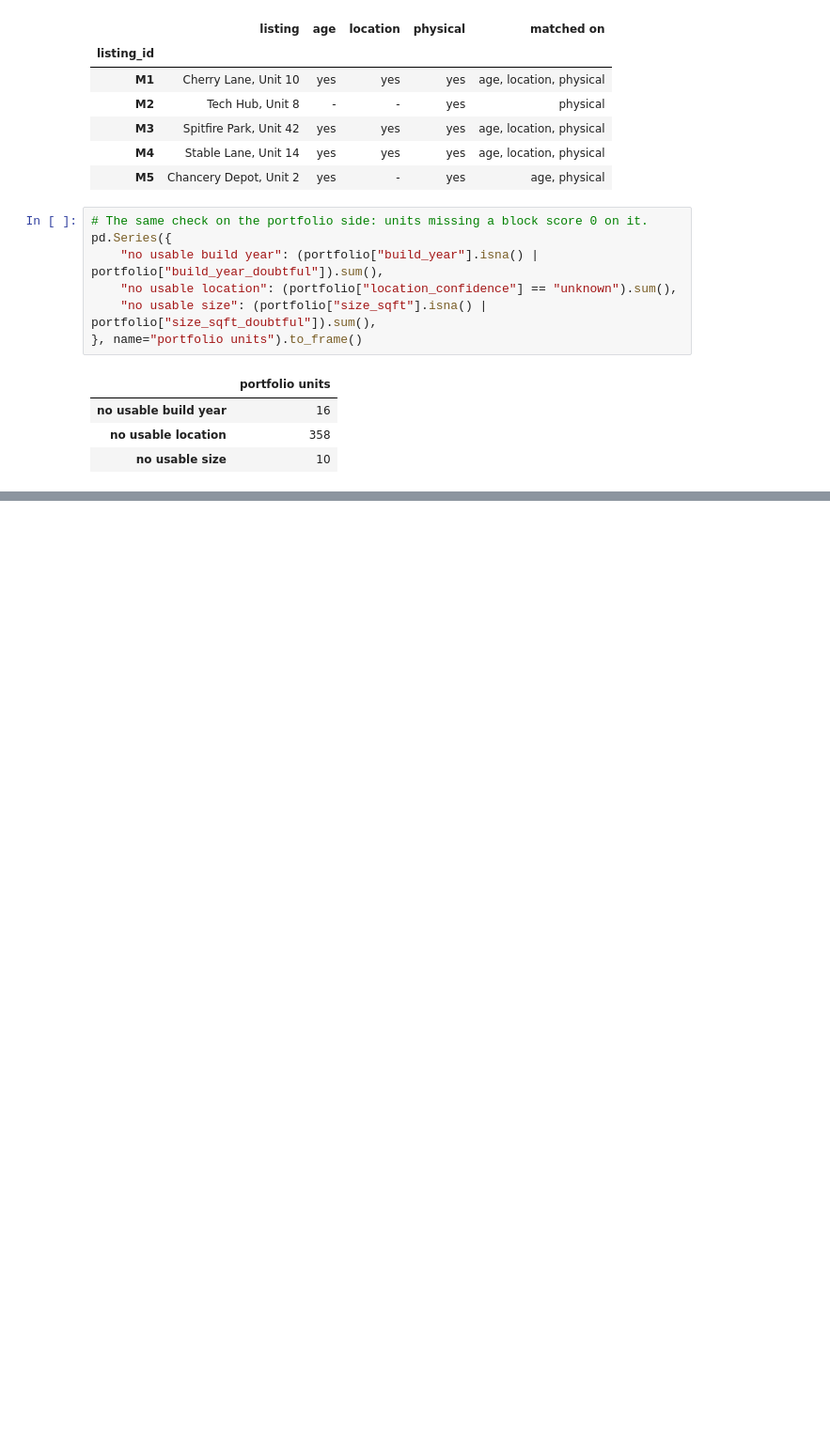
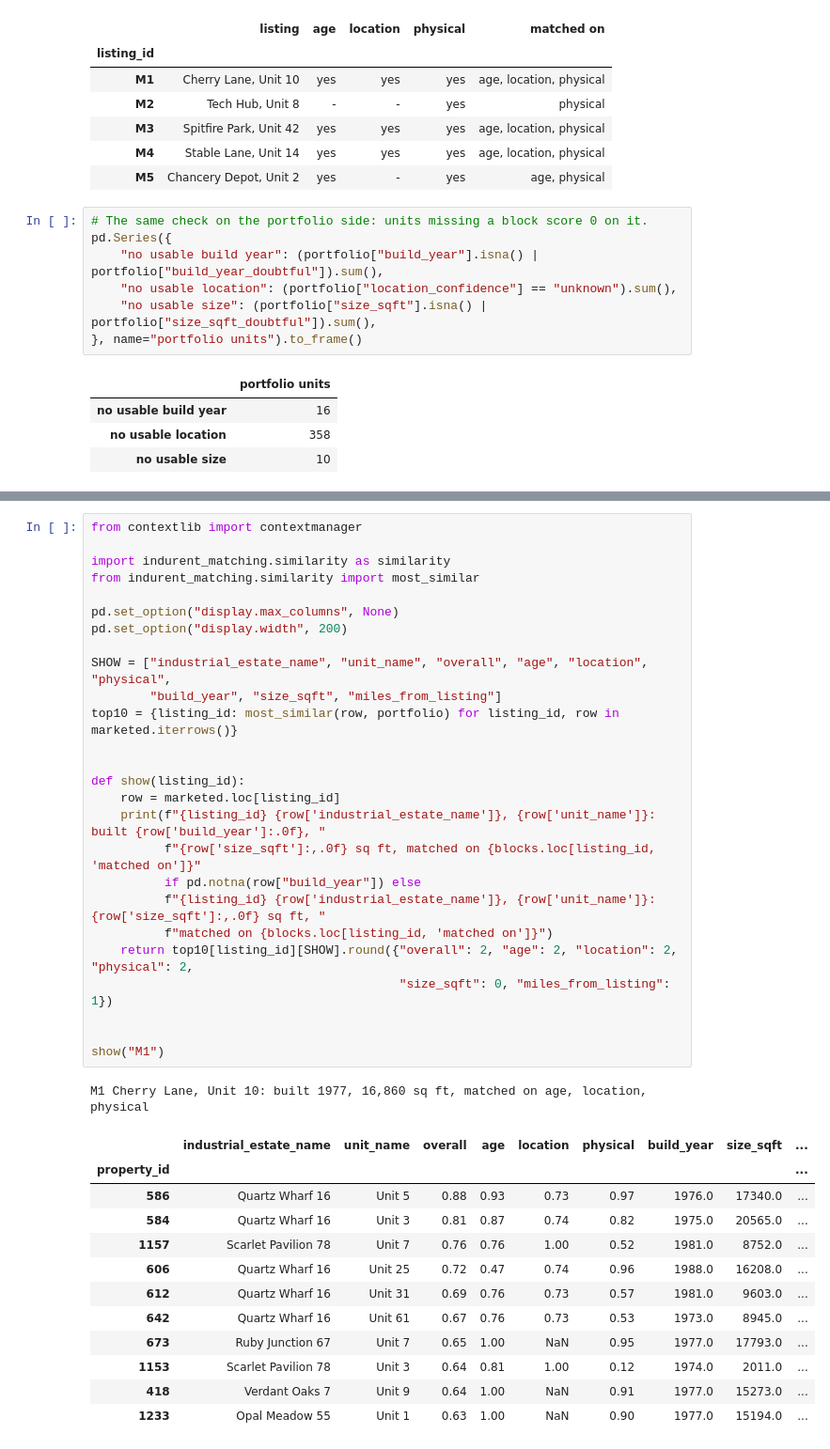
Before and after one commit to tonyjward/Indurent, a Jupyter notebook: notebooks/05_prompt_1_most_similar.ipynb, the cells around one changed output, grey strips where cells are left out. Shown at 94% size. Drawn from its saved outputs; the diff is of its cells as text; blank space fills up the shorter version.

```diff
--- a/notebooks/05_prompt_1_most_similar.ipynb
+++ b/notebooks/05_prompt_1_most_similar.ipynb
@@ -115,0 +119,40 @@ combining functions are in `similarity.py`.
+# %%
+from contextlib import contextmanager
+
+import indurent_matching.similarity as similarity
+from indurent_matching.similarity import most_similar
+
+pd.set_option("display.max_columns", None)
+pd.set_option("display.width", 200)
+
+SHOW = ["industrial_estate_name", "unit_name", "overall", "age", "location", "physical",
+        "build_year", "size_sqft", "miles_from_listing"]
+top10 = {listing_id: most_similar(row, portfolio) for listing_id, row in marketed.iterrows()}
+
+
+def show(listing_id):
+    row = marketed.loc[listing_id]
+    print(f"{listing_id} {row['industrial_estate_name']}, {row['unit_name']}: built {row['build_year']:.0f}, "
+          f"{row['size_sqft']:,.0f} sq ft, matched on {blocks.loc[listing_id, 'matched on']}"
+          if pd.notna(row["build_year"]) else
+          f"{listing_id} {row['industrial_estate_name']}, {row['unit_name']}: {row['size_sqft']:,.0f} sq ft, "
+          f"matched on {blocks.loc[listing_id, 'matched on']}")
+    return top10[listing_id][SHOW].round({"overall": 2, "age": 2, "location": 2, "physical": 2,
+                                          "size_sqft": 0, "miles_from_listing": 1})
+
+
+show("M1")
+# %% [output]
+M1 Cherry Lane, Unit 10: built 1977, 16,860 sq ft, matched on age, location, physical
+|  | industrial_estate_name | unit_name | overall | age | location | physical | build_year | size_sqft | ... |
+| property_id |  |  |  |  |  |  |  |  | ... |
+| 586 | Quartz Wharf 16 | Unit 5 | 0.88 | 0.93 | 0.73 | 0.97 | 1976.0 | 17340.0 | ... |
+| 584 | Quartz Wharf 16 | Unit 3 | 0.81 | 0.87 | 0.74 | 0.82 | 1975.0 | 20565.0 | ... |
+| 1157 | Scarlet Pavilion 78 | Unit 7 | 0.76 | 0.76 | 1.00 | 0.52 | 1981.0 | 8752.0 | ... |
+| 606 | Quartz Wharf 16 | Unit 25 | 0.72 | 0.47 | 0.74 | 0.96 | 1988.0 | 16208.0 | ... |
+| 612 | Quartz Wharf 16 | Unit 31 | 0.69 | 0.76 | 0.73 | 0.57 | 1981.0 | 9603.0 | ... |
+| 642 | Quartz Wharf 16 | Unit 61 | 0.67 | 0.76 | 0.73 | 0.53 | 1973.0 | 8945.0 | ... |
+| 673 | Ruby Junction 67 | Unit 7 | 0.65 | 1.00 | NaN | 0.95 | 1977.0 | 17793.0 | ... |
+| 1153 | Scarlet Pavilion 78 | Unit 3 | 0.64 | 0.81 | 1.00 | 0.12 | 1974.0 | 2011.0 | ... |
+| 418 | Verdant Oaks 7 | Unit 9 | 0.64 | 1.00 | NaN | 0.91 | 1977.0 | 15273.0 | ... |
+| 1233 | Opal Meadow 55 | Unit 1 | 0.63 | 1.00 | NaN | 0.90 | 1977.0 | 15194.0 | ... |
```
Also changed, not shown: parts of 19 cells of this notebook.
